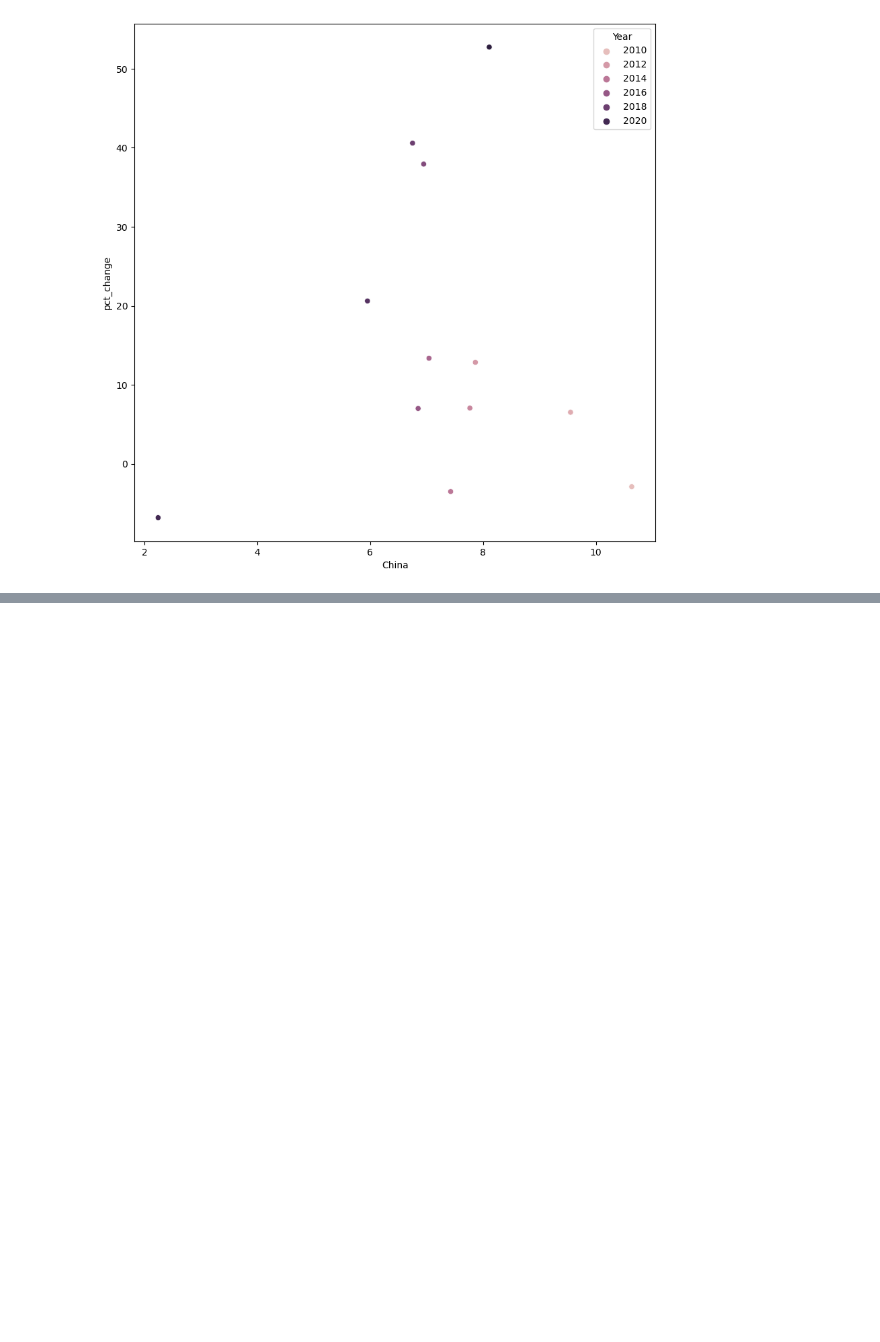
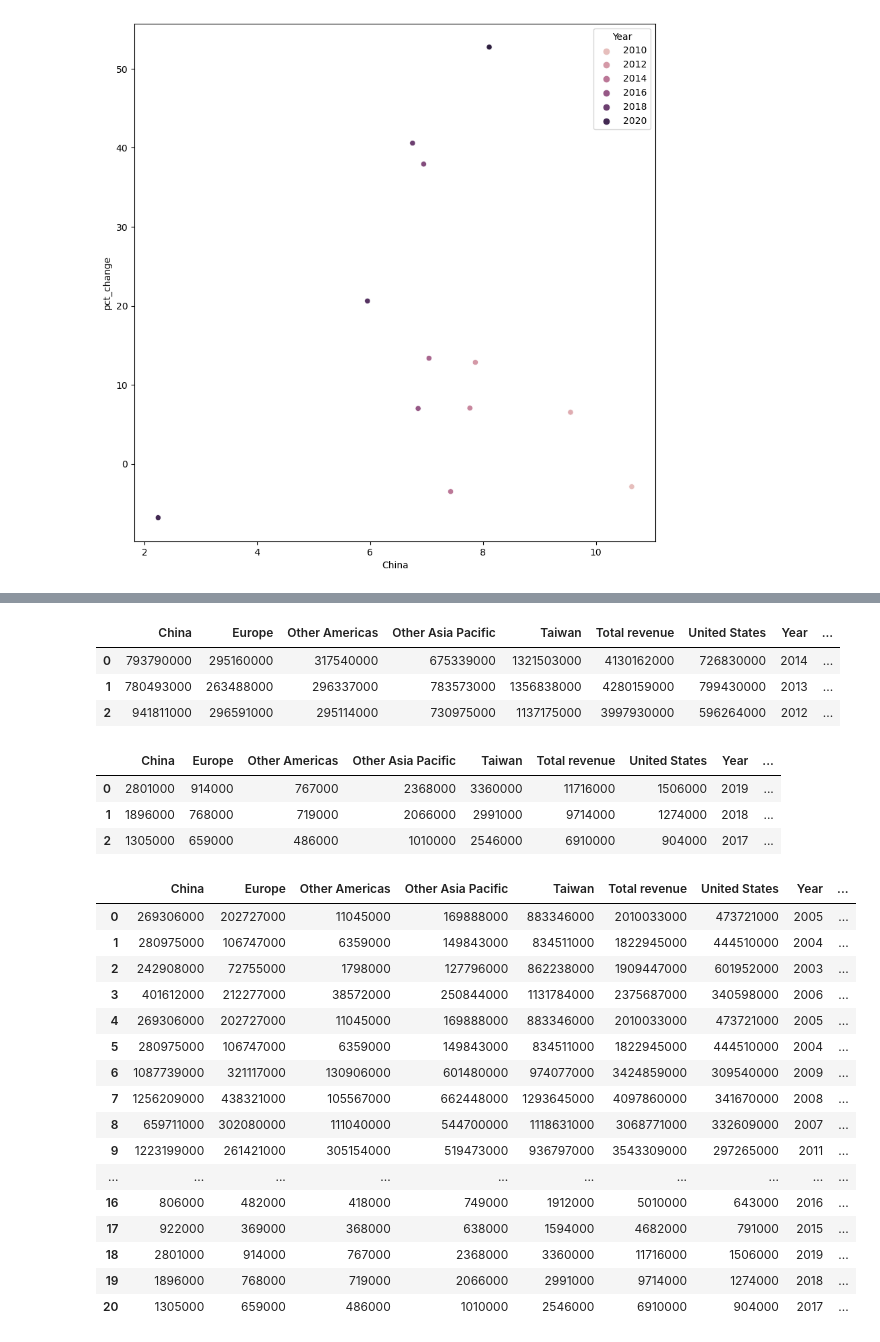
Before and after one commit to AimjGuytidy/Gwiza-analysis, a Jupyter notebook: Nvidia-case-study.ipynb, the cells around one changed output, grey strips where cells are left out. Cells and saved outputs as stored; diff of their text form; code cells hidden in the pictures; blank space fills up the shorter version.

```diff
--- a/Nvidia-case-study.ipynb
+++ b/Nvidia-case-study.ipynb
@@ -664,0 +881,35 @@ kiki_2
+# %%
+nvidia_2014
+# %% [output]
+|  | China | Europe | Other Americas | Other Asia Pacific | Taiwan | Total revenue | United States | Year | ... |
+| 0 | 793790000 | 295160000 | 317540000 | 675339000 | 1321503000 | 4130162000 | 726830000 | 2014 | ... |
+| 1 | 780493000 | 263488000 | 296337000 | 783573000 | 1356838000 | 4280159000 | 799430000 | 2013 | ... |
+| 2 | 941811000 | 296591000 | 295114000 | 730975000 | 1137175000 | 3997930000 | 596264000 | 2012 | ... |
+# %%
+nvidia_2019
+# %% [output]
+|  | China | Europe | Other Americas | Other Asia Pacific | Taiwan | Total revenue | United States | Year | ... |
+| 0 | 2801000 | 914000 | 767000 | 2368000 | 3360000 | 11716000 | 1506000 | 2019 | ... |
+| 1 | 1896000 | 768000 | 719000 | 2066000 | 2991000 | 9714000 | 1274000 | 2018 | ... |
+| 2 | 1305000 | 659000 | 486000 | 1010000 | 2546000 | 6910000 | 904000 | 2017 | ... |
+# %%
+nvidia_05_19=pd.concat([nvidia_2005,nvidia_2006,nvidia_2009,nvidia_2011,nvidia_2014,nvidia_2017,nvidia_2019],ignore_index=True)
+nvidia_05_19
+# %% [output]
+|  | China | Europe | Other Americas | Other Asia Pacific | Taiwan | Total revenue | United States | Year | ... |
+| 0 | 269306000 | 202727000 | 11045000 | 169888000 | 883346000 | 2010033000 | 473721000 | 2005 | ... |
+| 1 | 280975000 | 106747000 | 6359000 | 149843000 | 834511000 | 1822945000 | 444510000 | 2004 | ... |
+| 2 | 242908000 | 72755000 | 1798000 | 127796000 | 862238000 | 1909447000 | 601952000 | 2003 | ... |
+| 3 | 401612000 | 212277000 | 38572000 | 250844000 | 1131784000 | 2375687000 | 340598000 | 2006 | ... |
+| 4 | 269306000 | 202727000 | 11045000 | 169888000 | 883346000 | 2010033000 | 473721000 | 2005 | ... |
+| 5 | 280975000 | 106747000 | 6359000 | 149843000 | 834511000 | 1822945000 | 444510000 | 2004 | ... |
+| 6 | 1087739000 | 321117000 | 130906000 | 601480000 | 974077000 | 3424859000 | 309540000 | 2009 | ... |
+| 7 | 1256209000 | 438321000 | 105567000 | 662448000 | 1293645000 | 4097860000 | 341670000 | 2008 | ... |
+| 8 | 659711000 | 302080000 | 111040000 | 544700000 | 1118631000 | 3068771000 | 332609000 | 2007 | ... |
+| 9 | 1223199000 | 261421000 | 305154000 | 519473000 | 936797000 | 3543309000 | 297265000 | 2011 | ... |
+| ... | ... | ... | ... | ... | ... | ... | ... | ... | ... |
+| 16 | 806000 | 482000 | 418000 | 749000 | 1912000 | 5010000 | 643000 | 2016 | ... |
+| 17 | 922000 | 369000 | 368000 | 638000 | 1594000 | 4682000 | 791000 | 2015 | ... |
+| 18 | 2801000 | 914000 | 767000 | 2368000 | 3360000 | 11716000 | 1506000 | 2019 | ... |
+| 19 | 1896000 | 768000 | 719000 | 2066000 | 2991000 | 9714000 | 1274000 | 2018 | ... |
+| 20 | 1305000 | 659000 | 486000 | 1010000 | 2546000 | 6910000 | 904000 | 2017 | ... |
```
Also changed, not shown: parts of 54 cells of this notebook.
